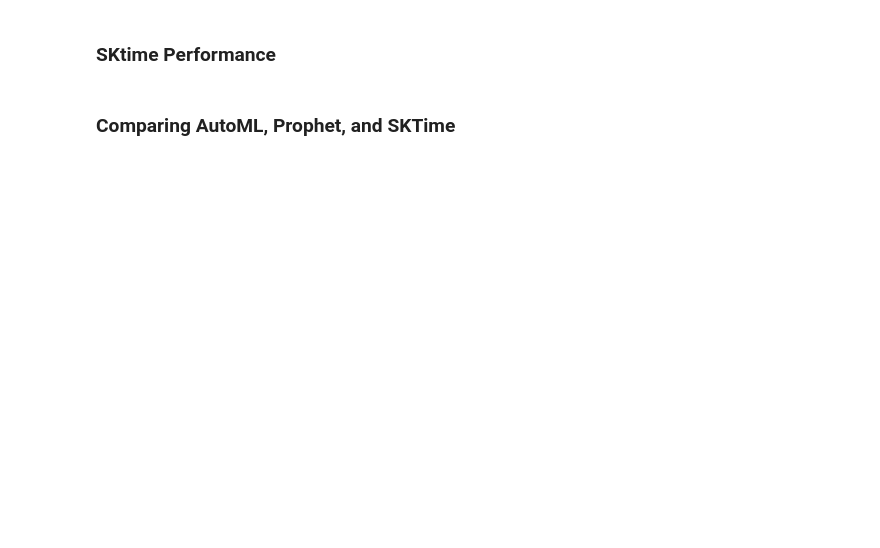
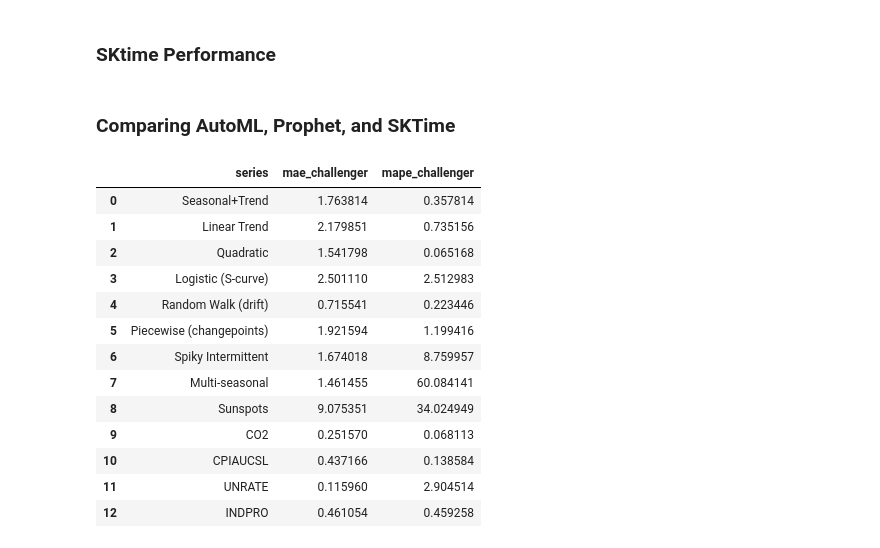
Before and after one commit to AndrewCarr24/automl_tool, a Jupyter notebook: misc/compare_automl_prophet_sktime.ipynb, the cells around one changed output. Saved outputs shown, nothing was run; the diff lists cells and outputs as text; code cells hidden in the pictures; blank space fills up the shorter version.

```diff
--- a/misc/compare_automl_prophet_sktime.ipynb
+++ b/misc/compare_automl_prophet_sktime.ipynb
@@ -226,5 +262,7 @@ if maes:
 # %%
-pd.DataFrame({'series':datasets.keys(), 'mae_challenger':maes, 'mape_challenger':mapes}).to_csv(OUTPUT_DIR / "performance.csv", index=False)
+automl_performance = pd.DataFrame({'series':datasets.keys(), 'mae_challenger':maes, 'mape_challenger':mapes})
+
+automl_performance.to_csv(OUTPUT_DIR / 'automl_performance.csv', index=False)
 # %% [markdown]
 ### Prophet Performance
 # %%
@@ -794,3 +851,20 @@ sktime_results_df[['dataset', 'sktime_MAE']].rename({'dataset':'series', 'sktime
 # %% [markdown]
 ### Comparing AutoML, Prophet, and SKTime
+# %%
+automl_performance
+# %% [output]
+|  | series | mae_challenger | mape_challenger |
+| 0 | Seasonal+Trend | 1.763814 | 0.357814 |
+| 1 | Linear Trend | 2.179851 | 0.735156 |
+| 2 | Quadratic | 1.541798 | 0.065168 |
+| 3 | Logistic (S-curve) | 2.501110 | 2.512983 |
+| 4 | Random Walk (drift) | 0.715541 | 0.223446 |
+| 5 | Piecewise (changepoints) | 1.921594 | 1.199416 |
+| 6 | Spiky Intermittent | 1.674018 | 8.759957 |
+| 7 | Multi-seasonal | 1.461455 | 60.084141 |
+| 8 | Sunspots | 9.075351 | 34.024949 |
+| 9 | CO2 | 0.251570 | 0.068113 |
+| 10 | CPIAUCSL | 0.437166 | 0.138584 |
+| 11 | UNRATE | 0.115960 | 2.904514 |
+| 12 | INDPRO | 0.461054 | 0.459258 |
 # %%
```
Also changed, not shown: parts of 9 cells of this notebook, 5 other files.
